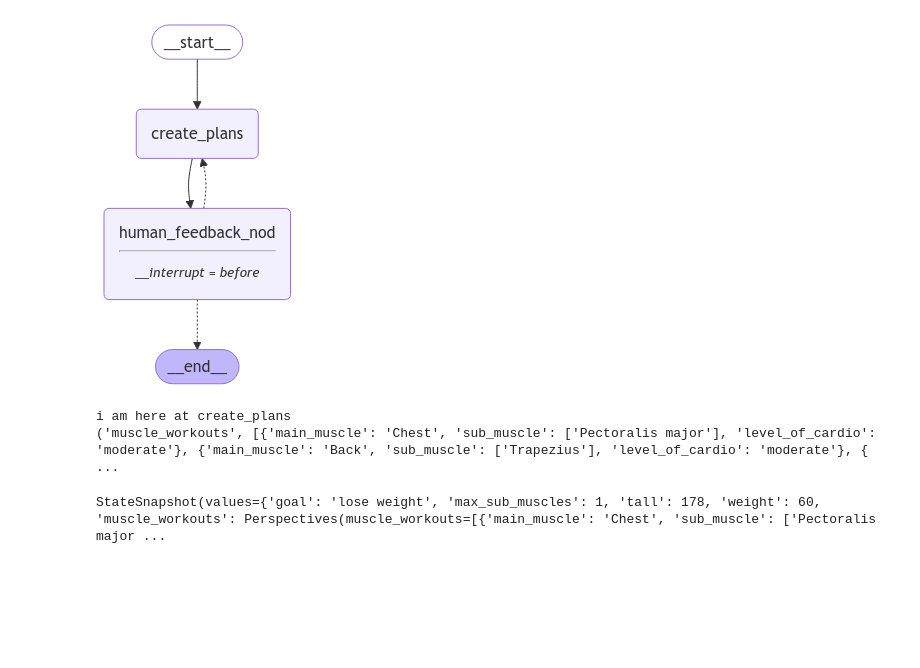
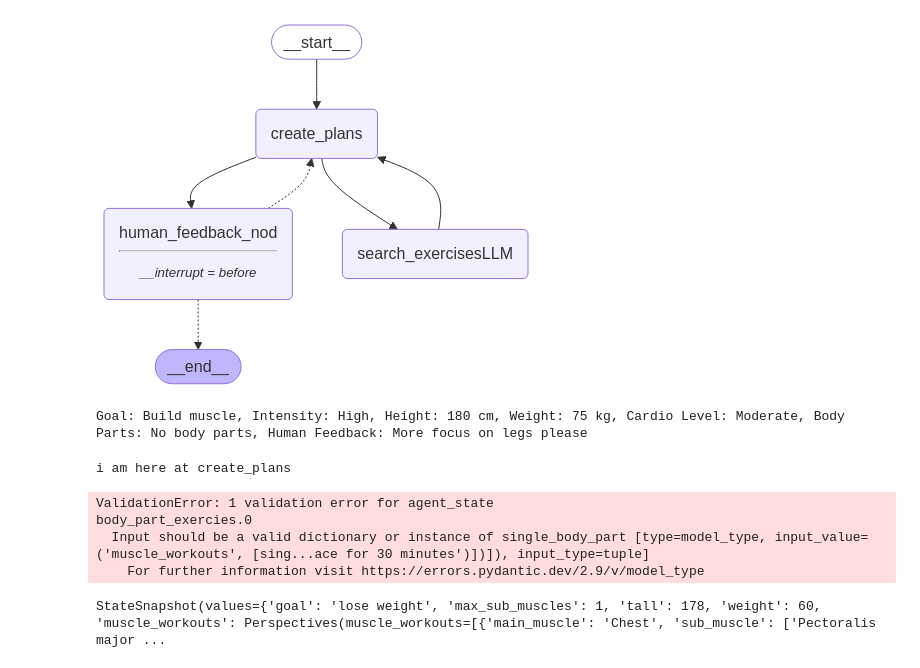
Before and after one commit to Zeinahesham308/FlexAi, a Jupyter notebook: Ai/NLP/Agent/generating_submuscles.ipynb, the cells around one changed output. Drawn from its saved outputs; the diff is of its cells as text; code cells hidden in the pictures; blank space fills up the shorter version.

Commit message:
testing the agent

```diff
--- a/Ai/NLP/Agent/generating_submuscles.ipynb
+++ b/Ai/NLP/Agent/generating_submuscles.ipynb
@@ -77,0 +76,2 @@ def search_exercises_sqlite(main: str = None, sub: str = None):
+# %%
+llm=llm.bind_tools(tools)
@@ -86,5 +96,5 @@ class MainMuscle(TypedDict):
 # %%
 class Perspectives(BaseModel):
-    muscle_workouts: List[MainMuscle] = Field(
-        description="Comprehensive list of all main muscles and their sub_muscles.",
+    muscle_workouts: List[single_body_part] = Field(
+        description="Comprehensive list of all list of body_part_exercises",
     )
@@ -126,71 +140,96 @@ fitness_instructions="""You are tasked with generating a list of sub muscle grou
 # %%
-def create_plans(state: Generate__main_muscle):
+def create_plans_for_back(state: agent_state):
 
     """ Create plans """
-    goal=state.get('goal', '')
-    intensity=state.get('intensity', '')
-    human_feedback=state.get('human_feedback', '')
-    max_sub_muscles=state.get('max_sub_muscles', 0)
-    tall=state.get('tall', 0)
-    weight=state.get('weight', 0)
+    Goal = getattr(state, "Goal", "")
+    intensity = getattr(state, "intensity", "")
+    human_feedback = getattr(state, "human_feedback", "")
+    tall = getattr(state, "tall", 0)
+    weight = getattr(state, "weight", 0)
+    the_level_of_cardio = getattr(state, "the_level_of_cardio", "")
+    body_part="back"
     # Enforce structured output
     structured_llm = llm.with_structured_output(Perspectives)
     print("i am here at create_plans")
     # System message
-    system_message = fitness_instructions.format(goal=goal,
+    system_message = fitness_instructions.format(Goal=Goal,body_part=body_part,
                                                             human_feedback=human_feedback,
                                                             intensity=intensity,
                                                             tall=tall,
-                                                            weight=weight,max_sub_muscles=max_sub_muscles)
+                                                            weight=weight)
 
     # Generate question
-    main_muscle_plans = structured_llm.invoke([SystemMessage(content=system_message)]+[HumanMessage(content="populate the list of sub muscles groups for each muscle group")])
+    body_part_plans = structured_llm.invoke([SystemMessage(content=system_message)]+[HumanMessage(content="populate the list of sub muscles groups for each muscle group")])
 
     # Write the list of analysis to state
-    return {"muscle_workouts": main_muscle_plans}
+    return {"body_part_exercies": body_part_plans}
 # %%
-def human_feedback_nod(state: Generate__main_muscle):
+def human_feedback_nod(state: agent_state):
     """ No-op node that should be interrupted on """
     pass
+def search_exercisesLLM(state: agent_state):
+    """where to search for exercises"""
+    pass
 
-def should_continue(state: Generate__main_muscle):
+def should_continue(state: agent_state):
     """ Return the next node to execute """
 
     # Check if human feedback
     human_analyst_feedback=state.get('human_feedback', None)
     if human_analyst_feedback:
         return "create_plans"
 
     # Otherwise end
     return END
 
 # Add nodes and edges
-builder = StateGraph(Generate__main_muscle)
-builder.add_node("create_plans", create_plans)
+builder = StateGraph(agent_state)
+builder.add_node("create_plans", create_plans_for_back)
 builder.add_node("human_feedback_nod", human_feedback_nod)
+builder.add_node("search_exercisesLLM", search_exercisesLLM)
+
 builder.add_edge(START, "create_plans")
+builder.add_edge("create_plans", "search_exercisesLLM")
+builder.add_edge("search_exercisesLLM", "create_plans")
 builder.add_edge("create_plans", "human_feedback_nod")
 builder.add_conditional_edges("human_feedback_nod", should_continue, ["create_plans", END])
 
 # Compile
 memory = MemorySaver()
 graph = builder.compile(interrupt_before=['human_feedback_nod'], checkpointer=memory)
 
 # View
 display(Image(graph.get_graph(xray=1).draw_mermaid_png()))
 # %% [output]
-[figure, old version]
+[figure, new version]
+# %%
+# First create an instance with required fields
+state = agent_state(
+    body_part_exercies=[],  # Your list of single_body_part objects
+    Goal="Build muscle",
+    intensity="High",
+    tall=180,
+    weight=75,
+    human_feedback="More focus on legs please",
+    the_level_of_cardio="Moderate"
+)
+
+# Then access the summary property
+print(state.summary)
+# %% [output]
+Goal: Build muscle, Intensity: High, Height: 180 cm, Weight: 75 kg, Cardio Level: Moderate, Body Parts: No body parts, Human Feedback: More focus on legs please
 # %%
 # Input
-max_sub_muscles = 1
-goal = "lose weight"
+Goal = "lose weight"
 intensity= "high"
 tall=178
 weight=60
+body_exercises = []
+human_feedback = ""
 thread = {"configurable": {"thread_id": "1"}}
 
 # Run the graph until the first interruption
-for event in graph.stream({"goal":goal,"max_sub_muscles":max_sub_muscles,"instensity":intensity,"tall":tall,"weight":weight}, thread, stream_mode="values"):
+for event in graph.stream(state, thread, stream_mode="values"):
     # Review
     muscle_workouts = event.get('muscle_workouts', '')
     if muscle_workouts:
@@ -198,7 +237,10 @@ for event in graph.stream({"goal":goal,"max_sub_muscles":max_sub_muscles,"insten
             print(set)
 # %% [output]
 i am here at create_plans
-('muscle_workouts', [{'main_muscle': 'Chest', 'sub_muscle': ['Pectoralis major'], 'level_of_cardio': 'moderate'}, {'main_muscle': 'Back', 'sub_muscle': ['Trapezius'], 'level_of_cardio': 'moderate'}, { ...
+ValidationError: 1 validation error for agent_state
+body_part_exercies.0
+  Input should be a valid dictionary or instance of single_body_part [type=model_type, input_value=('muscle_workouts', [sing...ace for 30 minutes')])]), input_type=tuple]
+    For further information visit https://errors.pydantic.dev/2.9/v/model_type
 # %%
 state = graph.get_state(thread)
 print(state)
```
Also changed, not shown: parts of 19 cells of this notebook, 8 other files.
